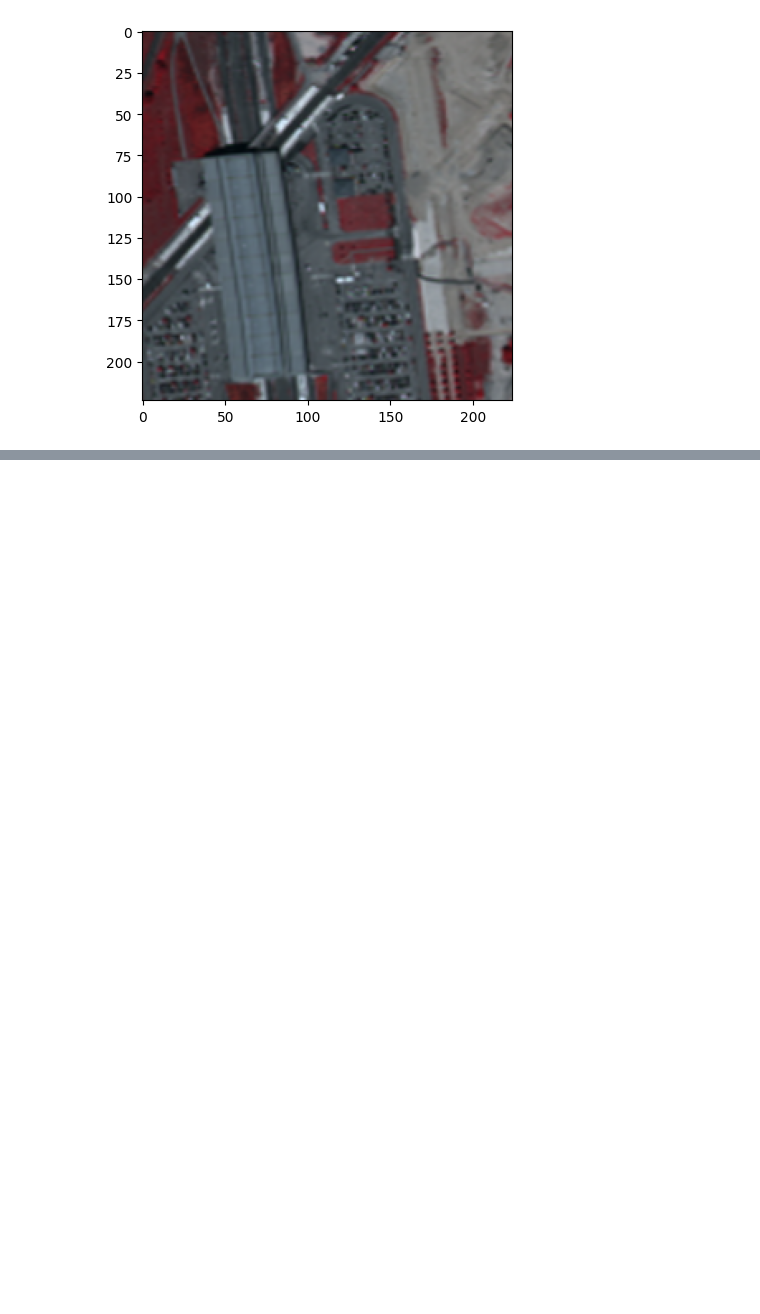
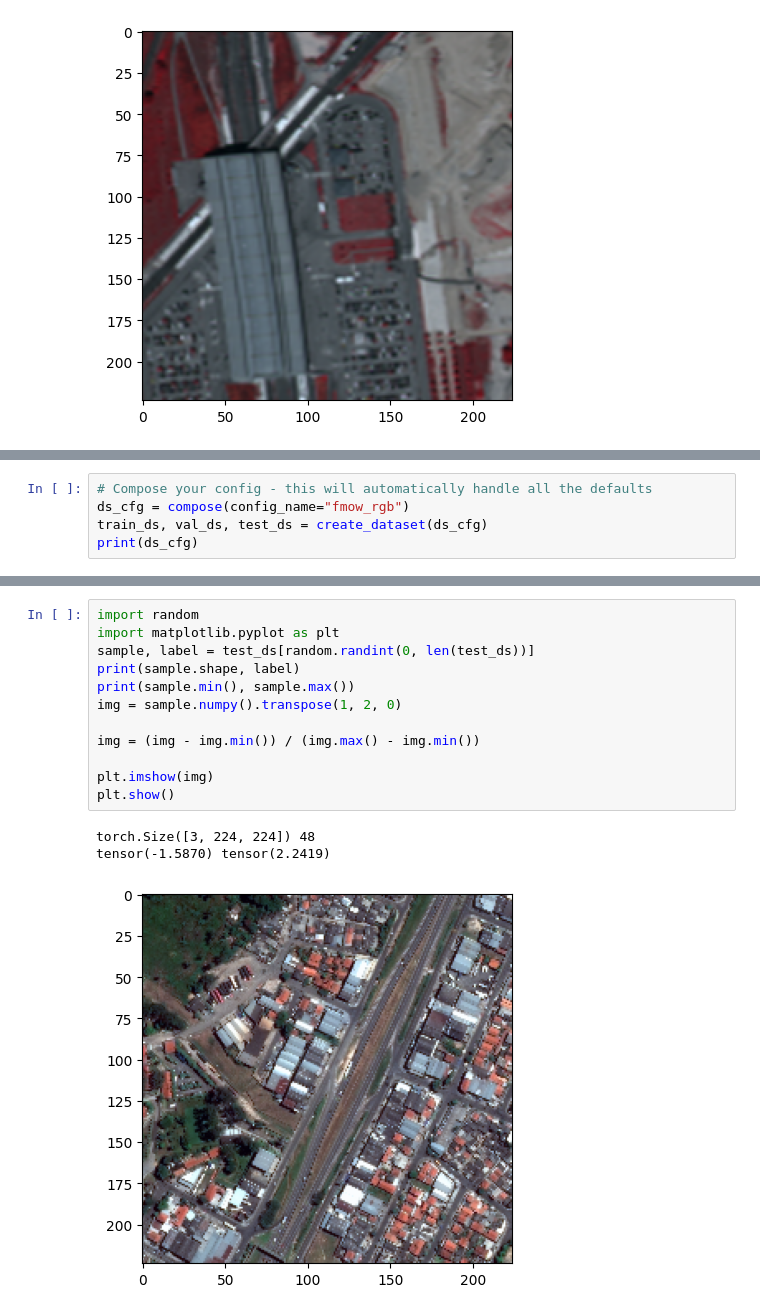
Before and after one commit to ando-shah/fm-playground, a Jupyter notebook: notebooks/test_fmow.ipynb, the cells around one changed output, grey strips where cells are left out. Drawn from its saved outputs; the diff is of its cells as text; blank space fills up the shorter version.

```diff
--- a/notebooks/test_fmow.ipynb
+++ b/notebooks/test_fmow.ipynb
@@ -165,0 +188,5 @@ torch.Size([4, 224, 224]) 61 62
+# %%
+# Compose your config - this will automatically handle all the defaults
+ds_cfg = compose(config_name="fmow_rgb")
+train_ds, val_ds, test_ds = create_dataset(ds_cfg)
+print(ds_cfg)
@@ -165,0 +211,16 @@ torch.Size([4, 224, 224]) 61 62
+# %%
+import random
+import matplotlib.pyplot as plt
+sample, label = test_ds[random.randint(0, len(test_ds))]
+print(sample.shape, label)
+print(sample.min(), sample.max())
+img = sample.numpy().transpose(1, 2, 0)
+
+img = (img - img.min()) / (img.max() - img.min())
+
+plt.imshow(img)
+plt.show()
+# %% [output]
+torch.Size([3, 224, 224]) 48
+tensor(-1.5870) tensor(2.2419)
+[figure, added]
```
Also changed, not shown: parts of 20 cells of this notebook, 16 other files.
